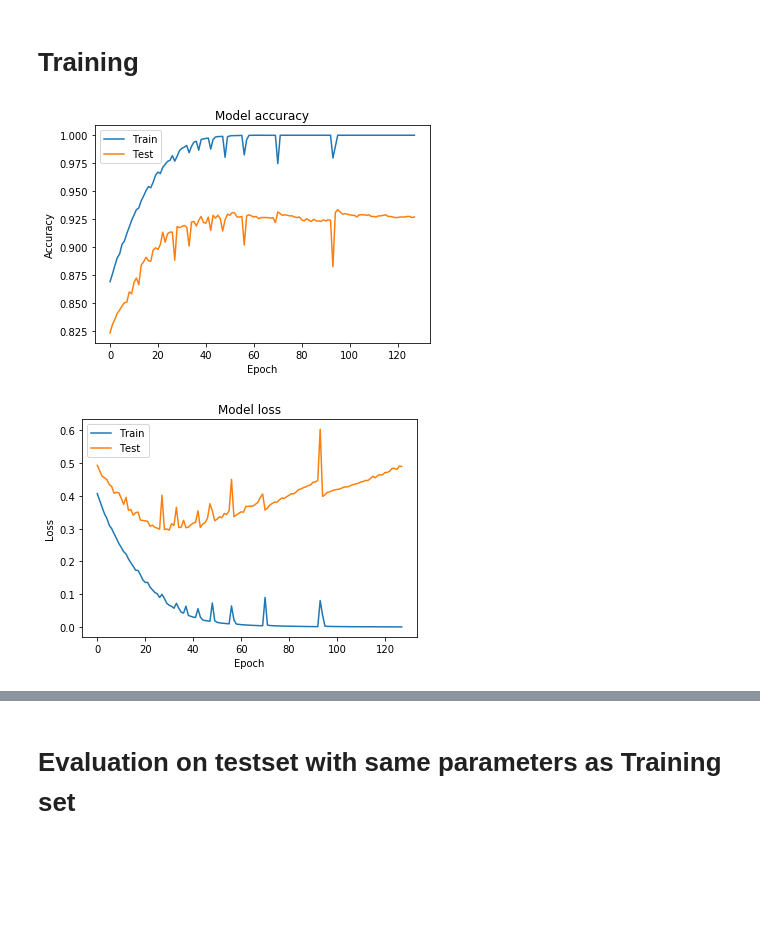
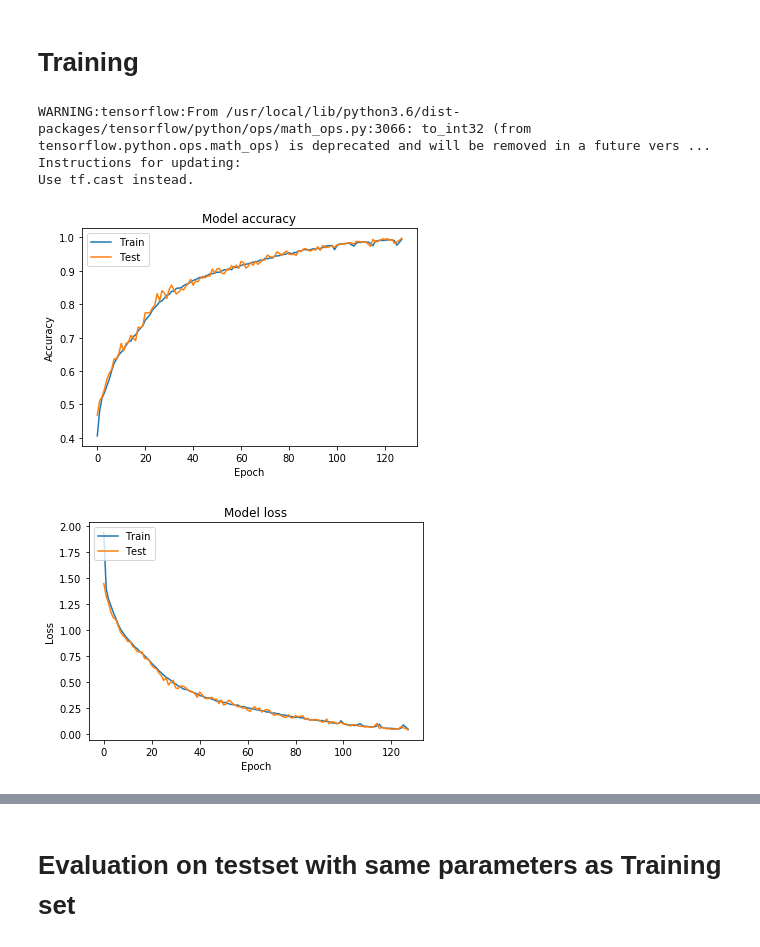
Before and after one commit to glouwa/app-kandinsky-pattern-generator, a Jupyter notebook: lstm_calculator.ipynb, the cells around one changed output, grey strips where cells are left out. Cells and saved outputs as stored; diff of their text form; code cells hidden in the pictures; blank space fills up the shorter version.

```diff
--- a/lstm_calculator.ipynb
+++ b/lstm_calculator.ipynb
@@ -86,12 +86,12 @@ data is generated as sting expresssin, by a formatstring, which is filled with r
 a saple is created with its various encodings
 # %%
 class Sample:
-    def __init__(self, id, x, y, v, parameter_space):
+    def __init__(self, id, x, y, v, parameter):
         self.ID = id
         self.Xstr = x
         self.Ystr = y
         self.Xvalues = v
-        self.Xoperators = o
+        #self.Xoperators = o
         self.Xparameter = parameter
         self.Xhot = sample_encode(x)
         self.Yhot = sample_encode(y)
@@ -115,7 +115,7 @@ class SampleParameters:
         self.int_ranges = int_ranges
 
     def createSample(self, id):
-        random.seed(hash(id))
+        #random.seed(hash(id))
         rand_arr = self.createVariableSet()
         x_exp_str = random.choice(self.in_seq_format).format(*rand_arr)
         y_val_str = self.out_seq_format.format(eval(x_exp_str))
@@ -296,8 +291,8 @@ class DataGenerator(keras.utils.Sequence):
         return self, panda
 # %%
 #@title Train/Validate Generators { vertical-output: true, output-height: 200 }
-batch_size      = 100 #@param {type:"slider", min:1, max:300, step:10}
-training_size   = 5000 #@param {type:"slider", min:1000, max:5000, step:100}
+batch_size      = 200 #@param {type:"slider", min:0, max:300, step:10}
+training_size   = 3600 #@param {type:"slider", min:1000, max:50000, step:100}
 validation_size = 500 #@param {type:"slider", min:10, max:1000, step:10}
 
 params = {
@@ -441,25 +436,28 @@ None
 # %%
 #@title Training { vertical-output: true }
 %%time
-steps_per_epoch    = 200 #@param {type:"slider", min:10, max:1000, step:1}
+steps_per_epoch    = 100 #@param {type:"slider", min:10, max:1000, step:1}
 epochs             = 128 #@param {type:"slider", min:2, max:500, step:1}
 use_multprocessing = True #@param {type:"boolean"}
 workers            = 16 #@param {type:"slider", min:1, max:20, step:1}
 verbose            = 0 #@param {type:"slider", min:0, max:5, step:1}
 
 # samples in epoch, steps in epoch, samples per step, batches per step
 
 history = model.fit_generator(
   epochs = epochs,
   steps_per_epoch = steps_per_epoch,
   generator = training_generator,
   validation_data = validation_generator,
   use_multiprocessing = use_multprocessing,
   workers = workers,
   verbose = verbose,
   )#callbacks = [keras.callbacks.EarlyStopping(monitor='val_acc', sensible=2)])
 
 lib.plot_history(history)
 # %% [output]
+WARNING:tensorflow:From /usr/local/lib/python3.6/dist-packages/tensorflow/python/ops/math_ops.py:3066: to_int32 (from tensorflow.python.ops.math_ops) is deprecated and will be removed in a future vers ...
+Instructions for updating:
+Use tf.cast instead.
-[figure, old version]
+[figure, new version]
-[figure, old version]
+[figure, new version]
```
Also changed, not shown: parts of 14 cells of this notebook.
